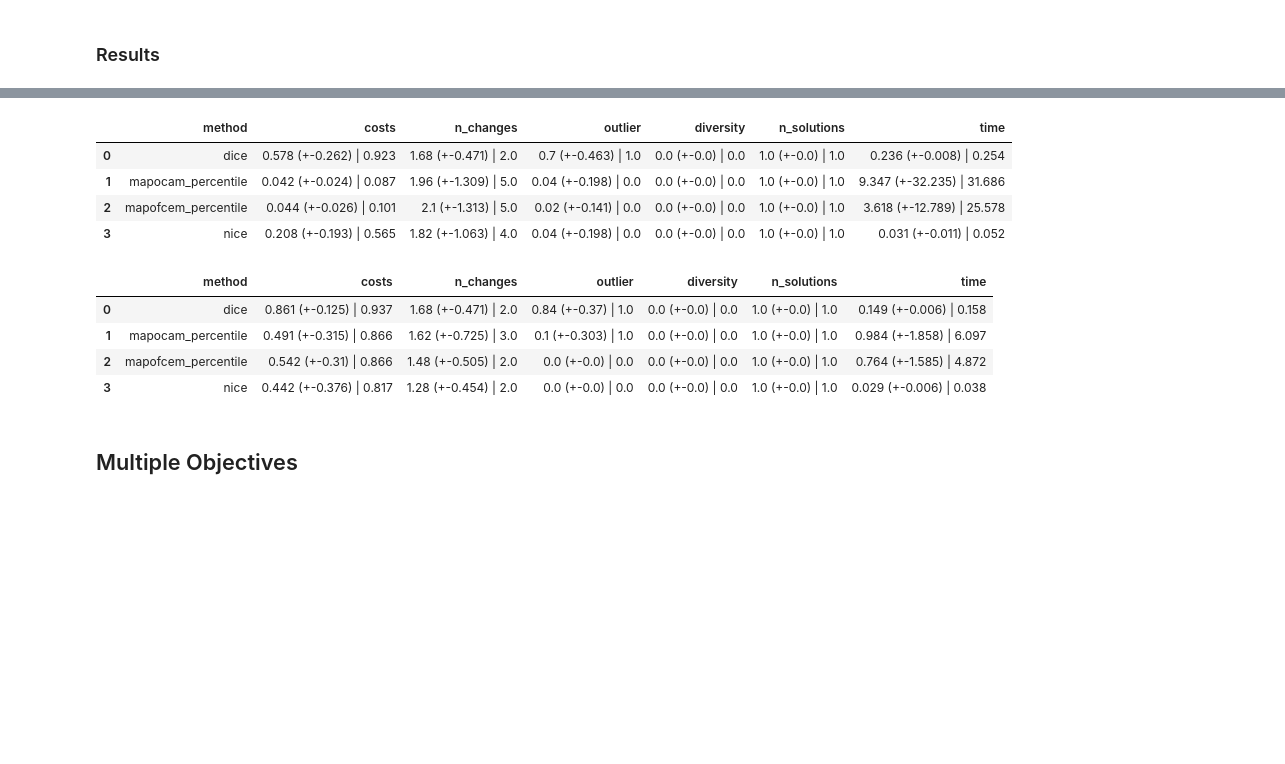
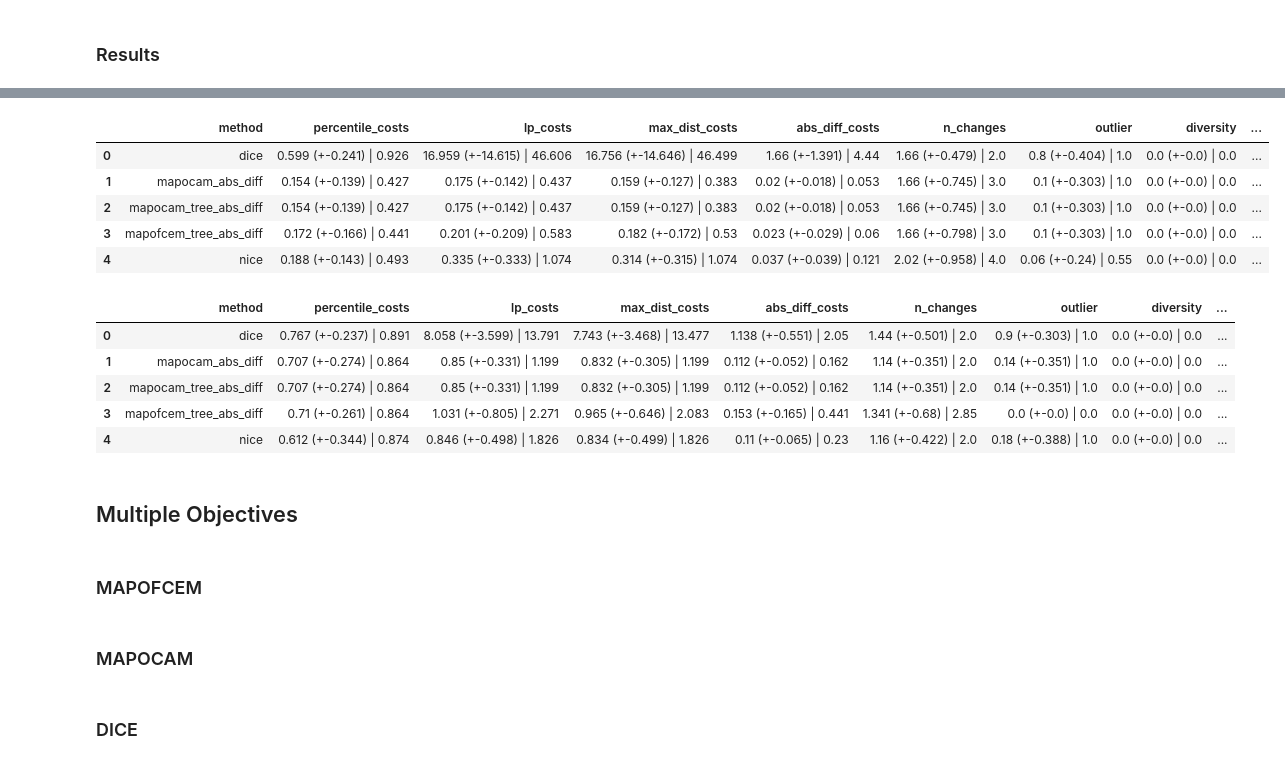
Before and after one commit to hiaac-finance/cfmining, a Jupyter notebook: notebooks/experiment_lgbm.ipynb, the cells around one changed output, grey strips where cells are left out. Cells and saved outputs as stored; diff of their text form; code cells hidden in the pictures; blank space fills up the shorter version.

```diff
--- a/notebooks/experiment_lgbm.ipynb
+++ b/notebooks/experiment_lgbm.ipynb
@@ -91,7 +126,7 @@ for dataset_name in ["german", "taiwan", "adult"]:
 ### NICE
 # %%
 for dataset_name in ["german", "taiwan", "adult"]:
-    dataset, X_train, Y_train, model, outlier_detection, individuals = get_data_model(dataset_name, "LGBMClassifier")
+    dataset, X_train, Y_train, model, outlier_detection, individuals = get_data_model(dataset_name, "LGBMClassifier_simple")
     individuals = individuals.sample(n = 50, random_state=SEED)
     outlier_detection.contamination = dataset.outlier_contamination
 
@@ -118,7 +153,7 @@ for dataset_name in ["german", "taiwan", "adult"]:
 ### DICE
 # %%
 for dataset_name in ["german", "taiwan", "adult"]:
-    dataset, X_train, Y_train, model, outlier_detection, individuals = get_data_model(dataset_name, "LGBMClassifier")
+    dataset, X_train, Y_train, model, outlier_detection, individuals = get_data_model(dataset_name, "LGBMClassifier_simple")
     individuals = individuals.sample(n = 50, random_state=SEED)
     outlier_detection.contamination = dataset.outlier_contamination
 
@@ -146,10 +181,12 @@ for dataset_name in ["german", "taiwan", "adult"]:
     )
 # %% [markdown]
 ### Results
+# %%
+method_list = ["mapofcem_tree_abs_diff", "mapocam_tree_abs_diff", "mapocam_abs_diff", "dice", "nice"]
 # %%
 dataset = "german"
 results = []
-for method in ["mapofcem_percentile", "mapocam_percentile", "dice", "nice"]:
+for method in method_list:
     results_cur = pd.read_csv(f"../results/lgbm/{dataset}/{method}.csv")
     results_cur = summarize_results(results_cur, dataset)
     results_cur["method"] = method
@@ -165,23 +203,24 @@ format_df_table(results, "method", results.columns.tolist()[:-1])
 # %%
 dataset = "taiwan"
 results = []
-for method in ["mapofcem_percentile", "mapocam_percentile", "dice", "nice"]:
+for method in method_list:
     results_cur = pd.read_csv(f"../results/lgbm/{dataset}/{method}.csv")
     results_cur = summarize_results(results_cur, dataset)
     results_cur["method"] = method
     results.append(results_cur)
 results = pd.concat(results)
 format_df_table(results, "method", results.columns.tolist()[:-1])
 # %% [output]
-|  | method | costs | n_changes | outlier | diversity | n_solutions | time |
-| 0 | dice | 0.578 (+-0.262) | 0.923 | 1.68 (+-0.471) | 2.0 | 0.7 (+-0.463) | 1.0 | 0.0 (+-0.0) | 0.0 | 1.0 (+-0.0) | 1.0 | 0.236 (+-0.008) | 0.254 |
-| 1 | mapocam_percentile | 0.042 (+-0.024) | 0.087 | 1.96 (+-1.309) | 5.0 | 0.04 (+-0.198) | 0.0 | 0.0 (+-0.0) | 0.0 | 1.0 (+-0.0) | 1.0 | 9.347 (+-32.235) | 31.686 |
-| 2 | mapofcem_percentile | 0.044 (+-0.026) | 0.101 | 2.1 (+-1.313) | 5.0 | 0.02 (+-0.141) | 0.0 | 0.0 (+-0.0) | 0.0 | 1.0 (+-0.0) | 1.0 | 3.618 (+-12.789) | 25.578 |
-| 3 | nice | 0.208 (+-0.193) | 0.565 | 1.82 (+-1.063) | 4.0 | 0.04 (+-0.198) | 0.0 | 0.0 (+-0.0) | 0.0 | 1.0 (+-0.0) | 1.0 | 0.031 (+-0.011) | 0.052 |
+|  | method | percentile_costs | lp_costs | max_dist_costs | abs_diff_costs | n_changes | outlier | diversity | ... |
+| 0 | dice | 0.599 (+-0.241) | 0.926 | 16.959 (+-14.615) | 46.606 | 16.756 (+-14.646) | 46.499 | 1.66 (+-1.391) | 4.44 | 1.66 (+-0.479) | 2.0 | 0.8 (+-0.404) | 1.0 | 0.0 (+-0.0) | 0.0 | ... |
+| 1 | mapocam_abs_diff | 0.154 (+-0.139) | 0.427 | 0.175 (+-0.142) | 0.437 | 0.159 (+-0.127) | 0.383 | 0.02 (+-0.018) | 0.053 | 1.66 (+-0.745) | 3.0 | 0.1 (+-0.303) | 1.0 | 0.0 (+-0.0) | 0.0 | ... |
+| 2 | mapocam_tree_abs_diff | 0.154 (+-0.139) | 0.427 | 0.175 (+-0.142) | 0.437 | 0.159 (+-0.127) | 0.383 | 0.02 (+-0.018) | 0.053 | 1.66 (+-0.745) | 3.0 | 0.1 (+-0.303) | 1.0 | 0.0 (+-0.0) | 0.0 | ... |
+| 3 | mapofcem_tree_abs_diff | 0.172 (+-0.166) | 0.441 | 0.201 (+-0.209) | 0.583 | 0.182 (+-0.172) | 0.53 | 0.023 (+-0.029) | 0.06 | 1.66 (+-0.798) | 3.0 | 0.1 (+-0.303) | 1.0 | 0.0 (+-0.0) | 0.0 | ... |
+| 4 | nice | 0.188 (+-0.143) | 0.493 | 0.335 (+-0.333) | 1.074 | 0.314 (+-0.315) | 1.074 | 0.037 (+-0.039) | 0.121 | 2.02 (+-0.958) | 4.0 | 0.06 (+-0.24) | 0.55 | 0.0 (+-0.0) | 0.0 | ... |
 # %%
 dataset = "adult"
 results = []
-for method in ["mapofcem_percentile", "mapocam_percentile", "dice", "nice"]:
+for method in method_list:
     results_cur = pd.read_csv(f"../results/lgbm/{dataset}/{method}.csv")
     results_cur = summarize_results(results_cur, dataset)
     results_cur["method"] = method
@@ -189,10 +228,13 @@ for method in ["mapofcem_percentile", "mapocam_percentile", "dice", "nice"]:
 results = pd.concat(results)
 format_df_table(results, "method", results.columns.tolist()[:-1])
 # %% [output]
-|  | method | costs | n_changes | outlier | diversity | n_solutions | time |
-| 0 | dice | 0.861 (+-0.125) | 0.937 | 1.68 (+-0.471) | 2.0 | 0.84 (+-0.37) | 1.0 | 0.0 (+-0.0) | 0.0 | 1.0 (+-0.0) | 1.0 | 0.149 (+-0.006) | 0.158 |
-| 1 | mapocam_percentile | 0.491 (+-0.315) | 0.866 | 1.62 (+-0.725) | 3.0 | 0.1 (+-0.303) | 1.0 | 0.0 (+-0.0) | 0.0 | 1.0 (+-0.0) | 1.0 | 0.984 (+-1.858) | 6.097 |
-| 2 | mapofcem_percentile | 0.542 (+-0.31) | 0.866 | 1.48 (+-0.505) | 2.0 | 0.0 (+-0.0) | 0.0 | 0.0 (+-0.0) | 0.0 | 1.0 (+-0.0) | 1.0 | 0.764 (+-1.585) | 4.872 |
-| 3 | nice | 0.442 (+-0.376) | 0.817 | 1.28 (+-0.454) | 2.0 | 0.0 (+-0.0) | 0.0 | 0.0 (+-0.0) | 0.0 | 1.0 (+-0.0) | 1.0 | 0.029 (+-0.006) | 0.038 |
+|  | method | percentile_costs | lp_costs | max_dist_costs | abs_diff_costs | n_changes | outlier | diversity | ... |
+| 0 | dice | 0.767 (+-0.237) | 0.891 | 8.058 (+-3.599) | 13.791 | 7.743 (+-3.468) | 13.477 | 1.138 (+-0.551) | 2.05 | 1.44 (+-0.501) | 2.0 | 0.9 (+-0.303) | 1.0 | 0.0 (+-0.0) | 0.0 | ... |
+| 1 | mapocam_abs_diff | 0.707 (+-0.274) | 0.864 | 0.85 (+-0.331) | 1.199 | 0.832 (+-0.305) | 1.199 | 0.112 (+-0.052) | 0.162 | 1.14 (+-0.351) | 2.0 | 0.14 (+-0.351) | 1.0 | 0.0 (+-0.0) | 0.0 | ... |
+| 2 | mapocam_tree_abs_diff | 0.707 (+-0.274) | 0.864 | 0.85 (+-0.331) | 1.199 | 0.832 (+-0.305) | 1.199 | 0.112 (+-0.052) | 0.162 | 1.14 (+-0.351) | 2.0 | 0.14 (+-0.351) | 1.0 | 0.0 (+-0.0) | 0.0 | ... |
+| 3 | mapofcem_tree_abs_diff | 0.71 (+-0.261) | 0.864 | 1.031 (+-0.805) | 2.271 | 0.965 (+-0.646) | 2.083 | 0.153 (+-0.165) | 0.441 | 1.341 (+-0.68) | 2.85 | 0.0 (+-0.0) | 0.0 | 0.0 (+-0.0) | 0.0 | ... |
+| 4 | nice | 0.612 (+-0.344) | 0.874 | 0.846 (+-0.498) | 1.826 | 0.834 (+-0.499) | 1.826 | 0.11 (+-0.065) | 0.23 | 1.16 (+-0.422) | 2.0 | 0.18 (+-0.388) | 1.0 | 0.0 (+-0.0) | 0.0 | ... |
 # %% [markdown]
 ## Multiple Objectives
+# %% [markdown]
+### MAPOFCEM
@@ -198,0 +290,2 @@ format_df_table(results, "method", results.columns.tolist()[:-1])
+# %% [markdown]
+### MAPOCAM
@@ -198,0 +388,2 @@ format_df_table(results, "method", results.columns.tolist()[:-1])
+# %% [markdown]
+### DICE
```
Also changed, not shown: parts of 18 cells of this notebook, 8 other files.
